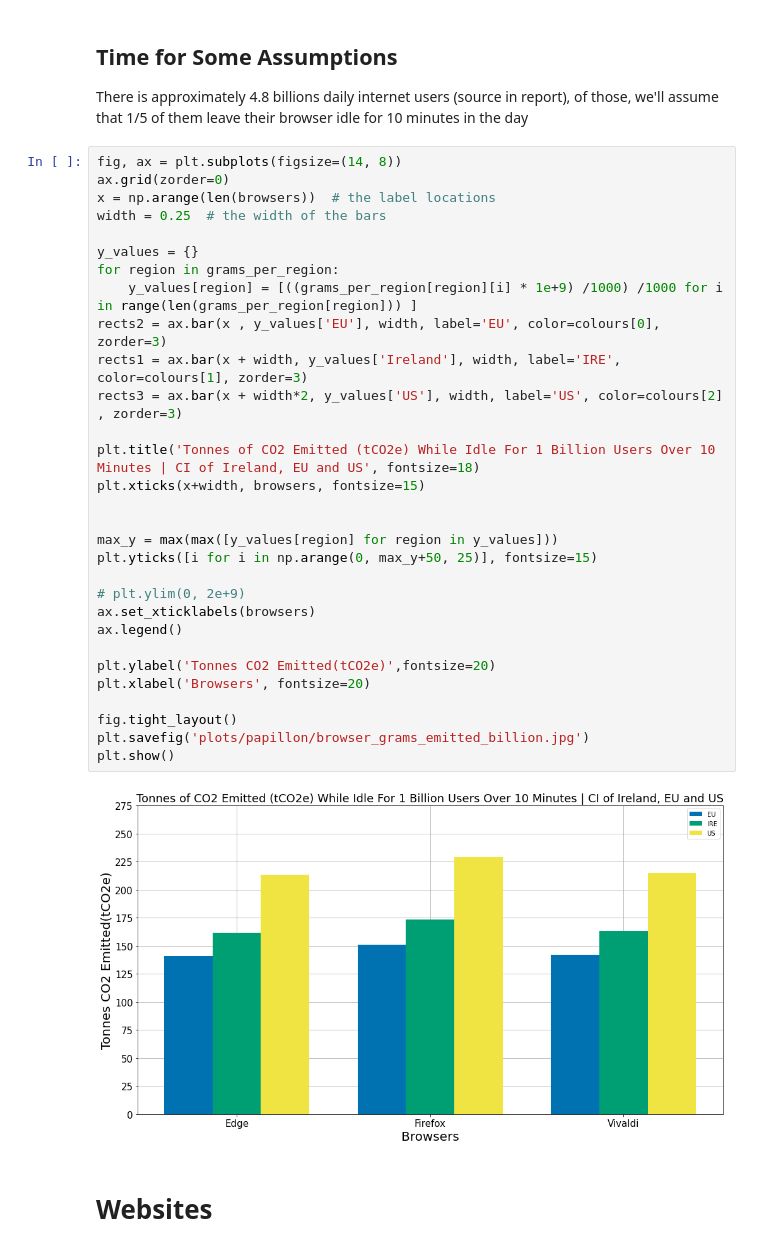
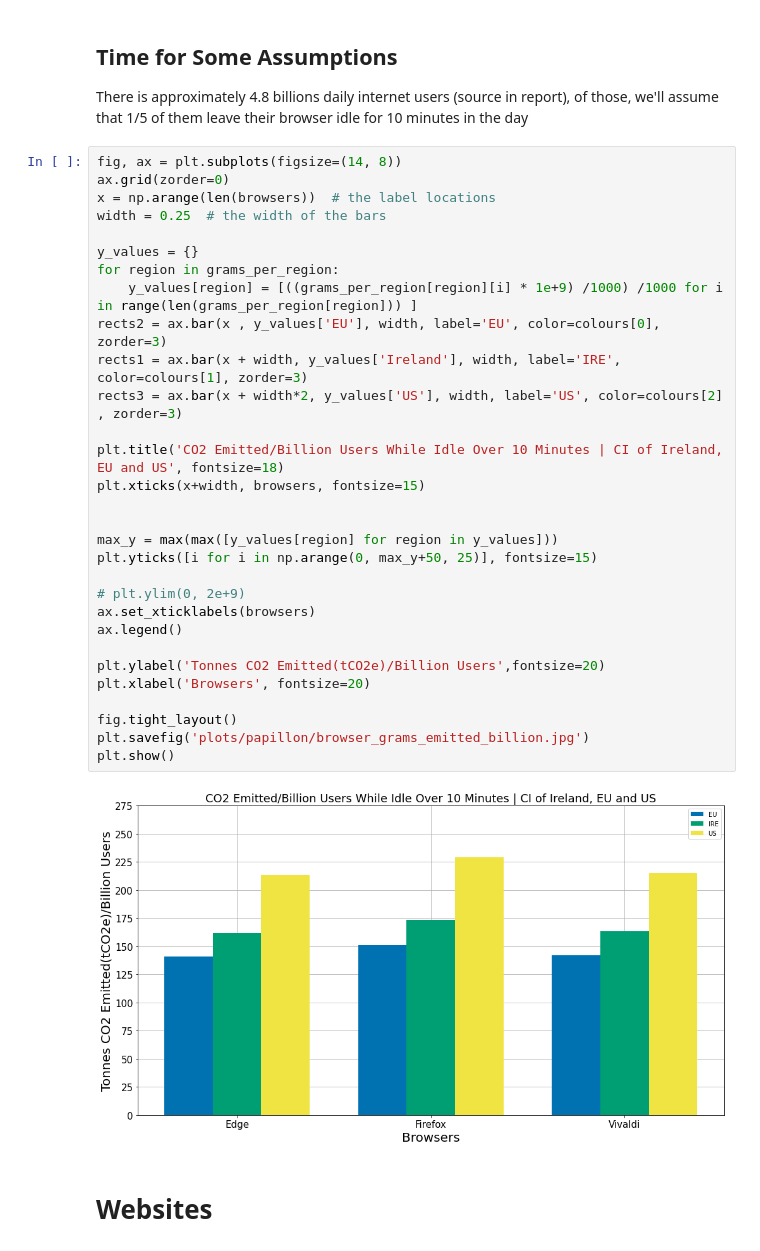
Before and after one commit to JackGeraghty/Energy-Consumption-of-Websites, a Jupyter notebook: Papillon.ipynb, the cells around one changed output. Drawn from its saved outputs; the diff is of its cells as text.

```diff
--- a/Papillon.ipynb
+++ b/Papillon.ipynb
@@ -341,35 +341,35 @@ There is approximately 4.8 billions daily internet users (source in report), of
 # %%
 fig, ax = plt.subplots(figsize=(14, 8))
 ax.grid(zorder=0)
 x = np.arange(len(browsers))  # the label locations
 width = 0.25  # the width of the bars
 
 y_values = {}
 for region in grams_per_region:
     y_values[region] = [((grams_per_region[region][i] * 1e+9) /1000) /1000 for i in range(len(grams_per_region[region])) ]
 rects2 = ax.bar(x , y_values['EU'], width, label='EU', color=colours[0], zorder=3)
 rects1 = ax.bar(x + width, y_values['Ireland'], width, label='IRE', color=colours[1], zorder=3)
 rects3 = ax.bar(x + width*2, y_values['US'], width, label='US', color=colours[2] , zorder=3)
 
-plt.title('Tonnes of CO2 Emitted (tCO2e) While Idle For 1 Billion Users Over 10 Minutes | CI of Ireland, EU and US', fontsize=18)
+plt.title('CO2 Emitted/Billion Users While Idle Over 10 Minutes | CI of Ireland, EU and US', fontsize=18)
 plt.xticks(x+width, browsers, fontsize=15)
 
 
 max_y = max(max([y_values[region] for region in y_values]))
 plt.yticks([i for i in np.arange(0, max_y+50, 25)], fontsize=15)
 
 # plt.ylim(0, 2e+9)
 ax.set_xticklabels(browsers)
 ax.legend()
 
-plt.ylabel('Tonnes CO2 Emitted(tCO2e)',fontsize=20)
+plt.ylabel('Tonnes CO2 Emitted(tCO2e)/Billion Users',fontsize=20)
 plt.xlabel('Browsers', fontsize=20)
 
 fig.tight_layout()
 plt.savefig('plots/papillon/browser_grams_emitted_billion.jpg')
 plt.show()
 # %% [output]
-[figure, old version]
+[figure, new version]
 # %% [markdown]
 # Websites
 # %%
```
Also changed, not shown: parts of 6 cells of this notebook, 37 other files.
